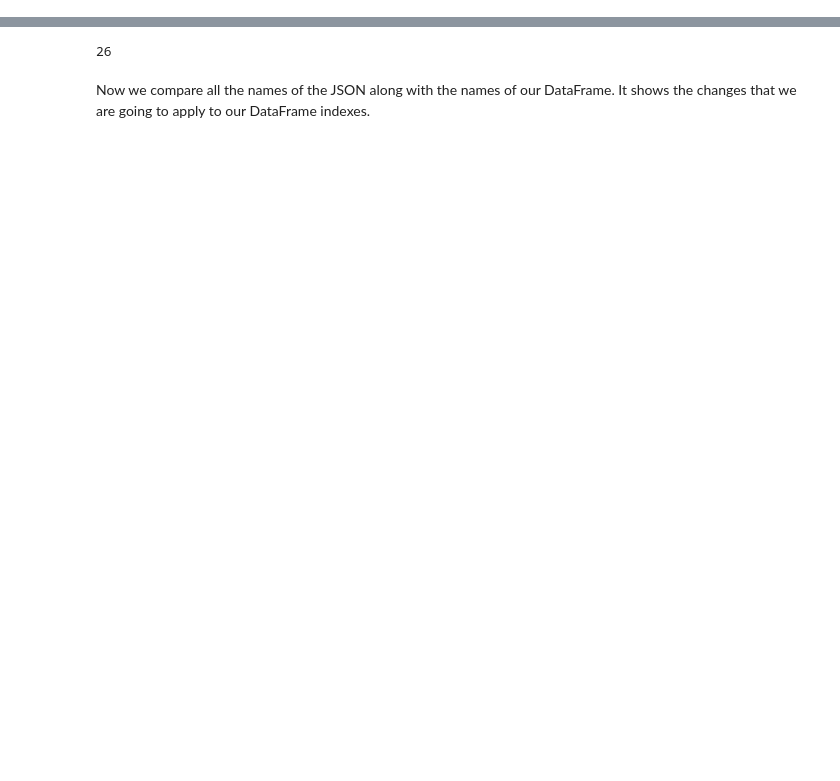
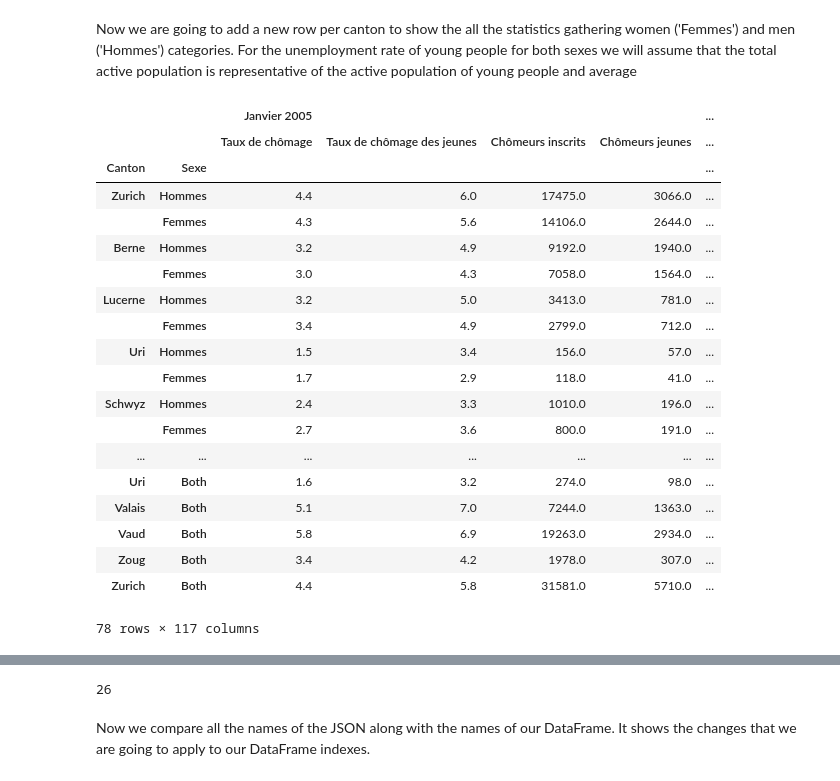
Before and after one commit to adrienruault/ada_molmaru, a Jupyter notebook: Homework03/Question2.ipynb, the cells around one changed output, grey strips where cells are left out. Drawn from its saved outputs; the diff is of its cells as text; code cells hidden in the pictures; blank space fills up the shorter version.

```diff
--- a/Homework03/Question2.ipynb
+++ b/Homework03/Question2.ipynb
@@ -52,0 +51,7 @@ swiss_map
+# %%
+for i in swiss_unemployment_data.columns:
+    if (i[1] != "Taux de chômage" and i[1] != "Taux de chômage des jeunes"):
+        swiss_unemployment_data[i] = swiss_unemployment_data[i].astype('int')
+
+    if (i[1] == "Taux de chômage des jeunes"):
+        swiss_unemployment_data[i] = swiss_unemployment_data[i].astype('float')
@@ -52,0 +75,46 @@ swiss_map
+# %% [markdown]
+Now we are going to add a new row per canton to show the all the statistics gathering women ('Femmes') and men ('Hommes')  categories. For the unemployment rate of young people for both sexes we will assume that the total active population is representative of the active population of young people and average
+# %%
+tot_df = swiss_unemployment_data.groupby('Canton').apply(np.sum)
+for i in range(0, 26):
+
+    for i, year in enumerate(range(2005, 2018)):
+        month = 'Janvier'
+        period = month + ' ' + str(year)
+        tot_df[period, 'Taux de chômage'] = 100*tot_df[period, "Demandeurs d'emploi"]\
+                                            .divide(tot_df[period, 'Active population'])
+        tot_df[period, 'Taux de chômage'] = tot_df[period, 'Taux de chômage'].apply(np.round, decimals=1)
+
+        tot_df[period, 'Taux de chômage des jeunes'] = 100*tot_df[period, "Chômeurs jeunes"]\
+                                            .divide(tot_df[period, 'Active young population'], fill_value = np.nan)
+        tot_df[period, 'Taux de chômage des jeunes'] = tot_df[period, 'Taux de chômage des jeunes'].apply(np.round, decimals=1)
+        #tot_df[tot_df[period, 'Taux de chômage des jeunes'].apply(np.isinf)].loc[:,(period, 'Taux de chômage des jeunes')] = np.nan
+        tot_df.loc['Appenzell Rhodes-Intérieures', (period, 'Taux de chômage des jeunes')] = np.nan
+
+tot_df['Sexe'] = ['Both']*26
+tot_df = tot_df.set_index('Sexe',append = True)
+
+swiss_unemployment_data = swiss_unemployment_data.append(tot_df)
+# %%
+swiss_unemployment_data
+# %% [output]
+|  |  | Janvier 2005 |  |  |  | ... |
+|  |  | Taux de chômage | Taux de chômage des jeunes | Chômeurs inscrits | Chômeurs jeunes | ... |
+| Canton | Sexe |  |  |  |  | ... |
+| Zurich | Hommes | 4.4 | 6.0 | 17475.0 | 3066.0 | ... |
+|  | Femmes | 4.3 | 5.6 | 14106.0 | 2644.0 | ... |
+| Berne | Hommes | 3.2 | 4.9 | 9192.0 | 1940.0 | ... |
+|  | Femmes | 3.0 | 4.3 | 7058.0 | 1564.0 | ... |
+| Lucerne | Hommes | 3.2 | 5.0 | 3413.0 | 781.0 | ... |
+|  | Femmes | 3.4 | 4.9 | 2799.0 | 712.0 | ... |
+| Uri | Hommes | 1.5 | 3.4 | 156.0 | 57.0 | ... |
+|  | Femmes | 1.7 | 2.9 | 118.0 | 41.0 | ... |
+| Schwyz | Hommes | 2.4 | 3.3 | 1010.0 | 196.0 | ... |
+|  | Femmes | 2.7 | 3.6 | 800.0 | 191.0 | ... |
+| ... | ... | ... | ... | ... | ... | ... |
+| Uri | Both | 1.6 | 3.2 | 274.0 | 98.0 | ... |
+| Valais | Both | 5.1 | 7.0 | 7244.0 | 1363.0 | ... |
+| Vaud | Both | 5.8 | 6.9 | 19263.0 | 2934.0 | ... |
+| Zoug | Both | 3.4 | 4.2 | 1978.0 | 307.0 | ... |
+| Zurich | Both | 4.4 | 5.8 | 31581.0 | 5710.0 | ... |
+78 rows × 117 columns
```
Also changed, not shown: parts of 60 cells of this notebook, 2 other files.
